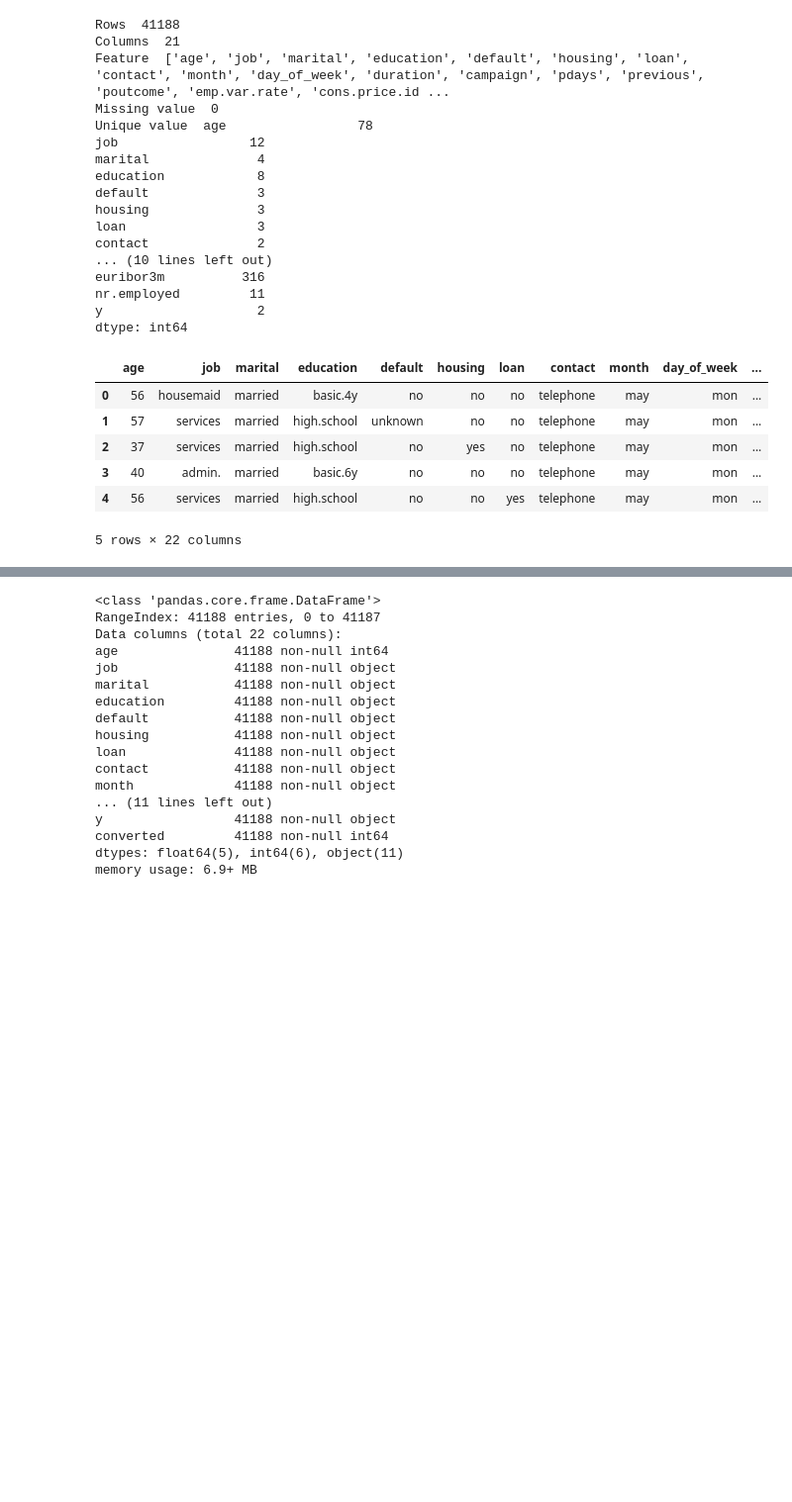
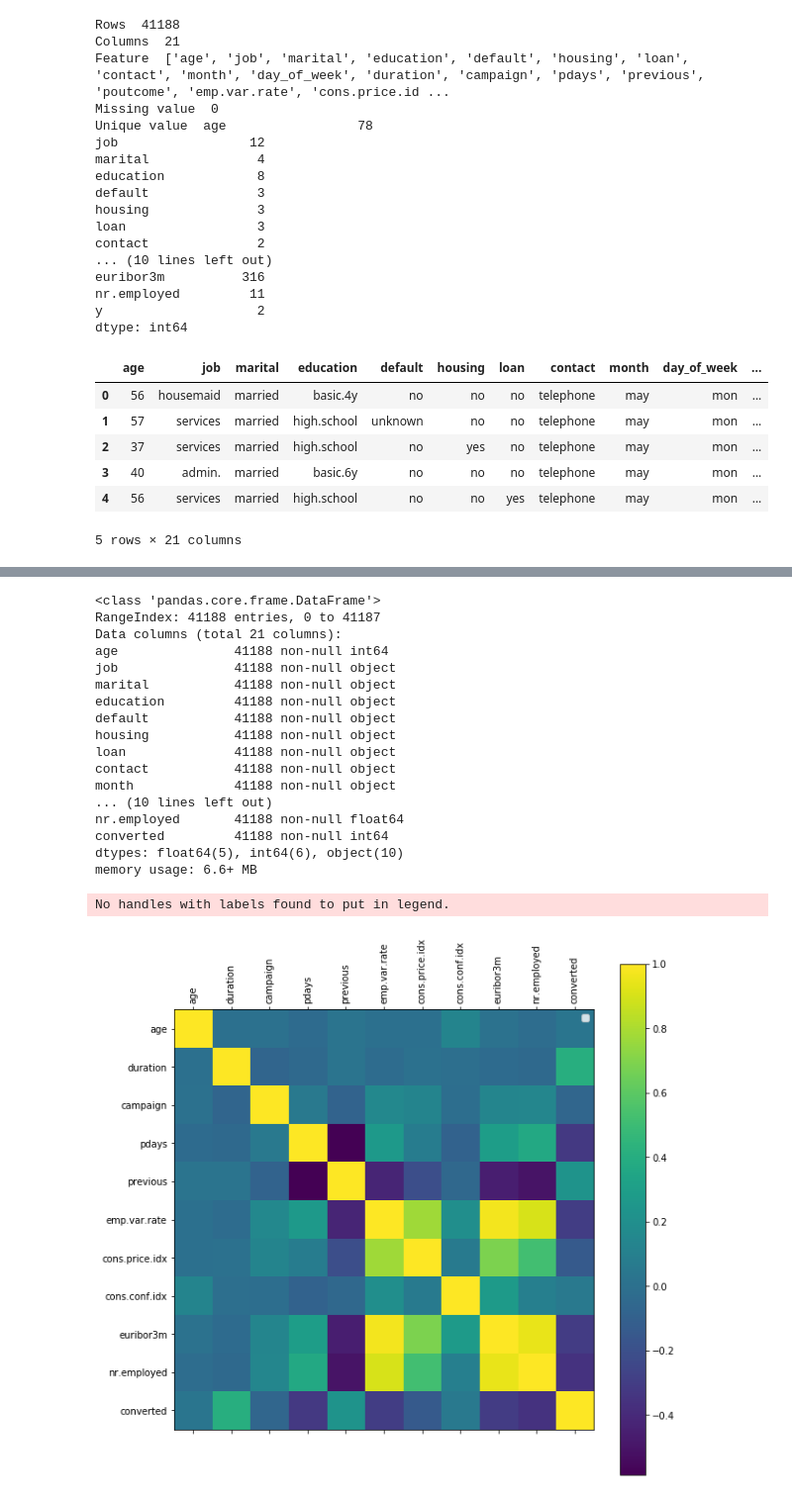
Before and after one commit to AvinashTiwari/Artifical-intelligence-2, a Jupyter notebook: 1_DataScience_20_Case_Studies/8_Market_Conversion_Rate/MarketingConversion.ipynb, the cells around one changed output, grey strips where cells are left out. Shown at 99% size. Saved outputs shown, nothing was run; the diff lists cells and outputs as text; code cells hidden in the pictures; blank space fills up the shorter version.

```diff
--- a/1_DataScience_20_Case_Studies/8_Market_Conversion_Rate/MarketingConversion.ipynb
+++ b/1_DataScience_20_Case_Studies/8_Market_Conversion_Rate/MarketingConversion.ipynb
@@ -38,6 +38,7 @@ y                    2
 dtype: int64
 # %%
 bank['converted'] = bank['y'].apply(lambda c:1 if c =='yes' else 0)
+bank =  bank.drop(['y'], axis=1)
 # %%
 bank.head()
 # %% [output]
@@ -47,7 +48,7 @@ bank.head()
 | 2 | 37 | services | married | high.school | no | yes | no | telephone | may | mon | ... |
 | 3 | 40 | admin. | married | basic.6y | no | no | no | telephone | may | mon | ... |
 | 4 | 56 | services | married | high.school | no | no | yes | telephone | may | mon | ... |
-5 rows × 22 columns
+5 rows × 21 columns
 # %%
 bank.describe()
 # %% [output]
@@ -65,7 +66,7 @@ bank.info()
 # %% [output]
 <class 'pandas.core.frame.DataFrame'>
 RangeIndex: 41188 entries, 0 to 41187
-Data columns (total 22 columns):
+Data columns (total 21 columns):
 age               41188 non-null int64
 job               41188 non-null object
 marital           41188 non-null object
@@ -75,8 +76,26 @@ housing           41188 non-null object
 loan              41188 non-null object
 contact           41188 non-null object
 month             41188 non-null object
-... (11 lines left out)
-y                 41188 non-null object
+... (10 lines left out)
+nr.employed       41188 non-null float64
 converted         41188 non-null int64
-dtypes: float64(5), int64(6), object(11)
-memory usage: 6.9+ MB
+dtypes: float64(5), int64(6), object(10)
+memory usage: 6.6+ MB
+# %%
+import matplotlib.pyplot as plt
+
+def plot_corr(df, size=10):
+    corr = df.corr()
+    fig, ax = plt.subplots(figsize=(size,size))
+    ax.legend()
+    cax = ax.matshow(corr)
+    fig.colorbar(cax)
+    plt.xticks(range(len(corr.columns)),corr.columns, rotation='vertical' )
+    plt.yticks(range(len(corr.columns)),corr.columns )
+    plt.show()
+
+
+plot_corr(bank)
+# %% [output]
+No handles with labels found to put in legend.
+[figure, added]
```
Also changed, not shown: parts of 2 cells of this notebook.
